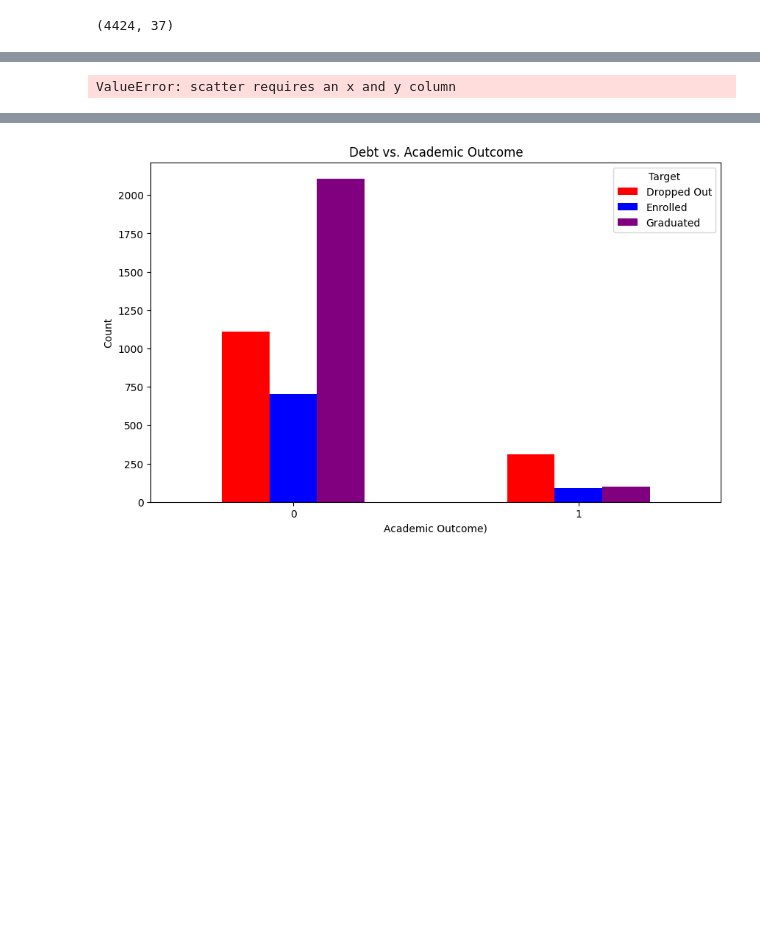
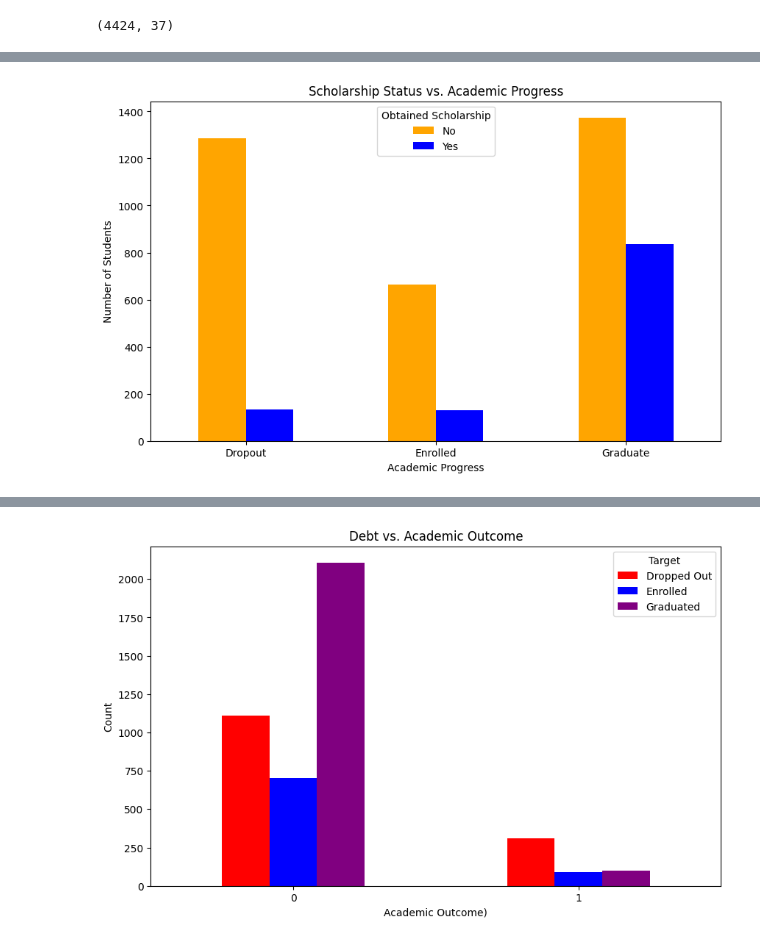
Before and after one commit to gibbsan/ResearchProject, a Jupyter notebook: EducationResearch.ipynb, the cells around one changed output, grey strips where cells are left out. Drawn from its saved outputs; the diff is of its cells as text; code cells hidden in the pictures; blank space fills up the shorter version.

```diff
--- a/EducationResearch.ipynb
+++ b/EducationResearch.ipynb
@@ -209,13 +238,13 @@ NameError: name 'newData' is not defined
 # %%
-scholarship_counts = newData.groupby('Target')['Obtained A Scholarship'].value_counts().unstack(fill_value=0)
+scholarshipCounts = newData.groupby('Target')['Obtained A Scholarship'].value_counts().unstack(fill_value=0)
 
 
-scholarship_counts.plot(kind='scatter', figsize=(10, 6), color = ['Orange', 'Blue'])
+scholarshipCounts.plot(kind='bar', figsize=(10, 6), color = ['Orange', 'Blue'])
 plt.title('Scholarship Status vs. Academic Progress')
 plt.xlabel('Academic Progress')
 plt.ylabel('Number of Students')
 plt.xticks(rotation=0)
 plt.legend(title='Obtained Scholarship', labels=['No', 'Yes'])
 plt.show()
 # %% [output]
-ValueError: scatter requires an x and y column
+[figure, added]
```
Also changed, not shown: parts of 16 cells of this notebook.
